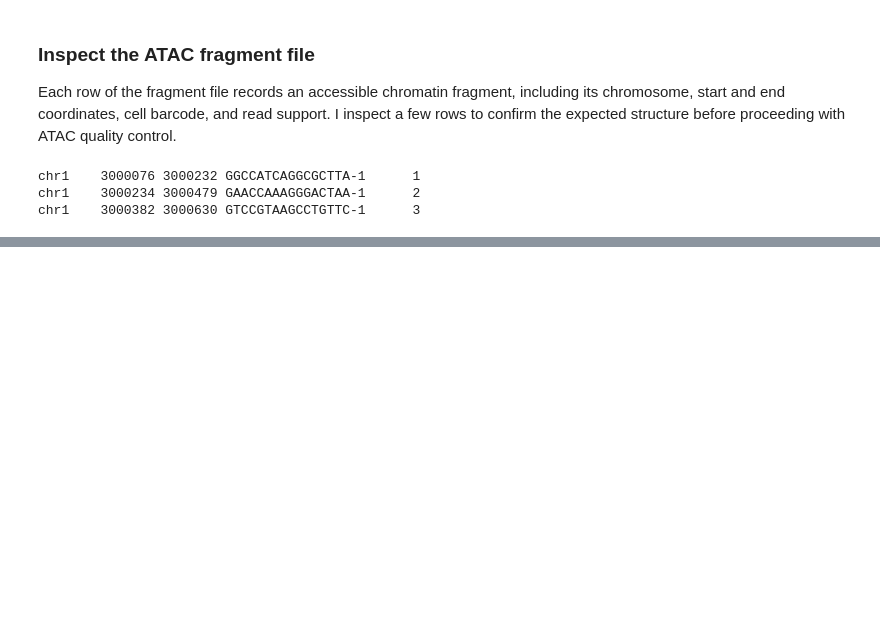
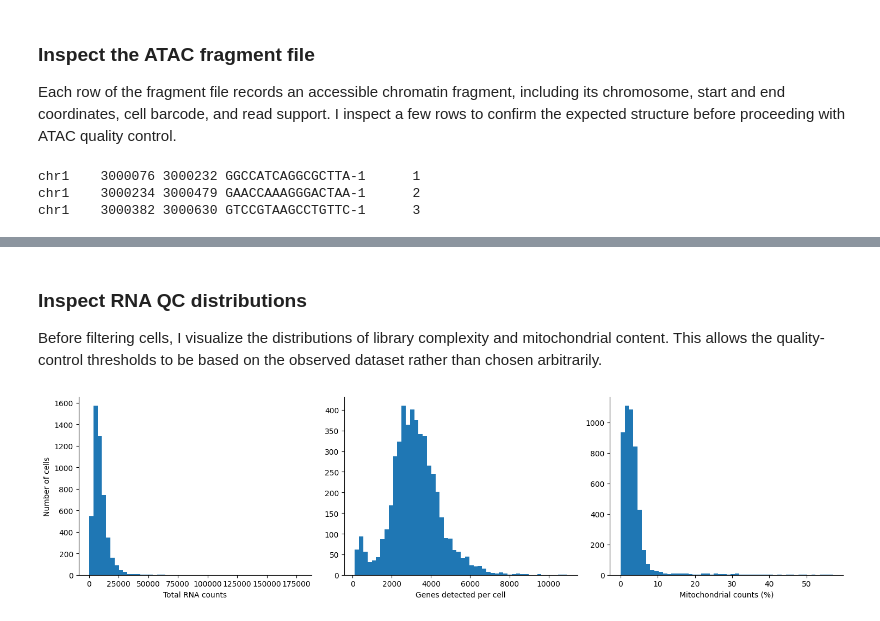
Before and after one commit to sromerar/omics-tutorials, a Jupyter notebook: 01_atlas_getting_started.ipynb, the cells around one changed output, grey strips where cells are left out. Cells and saved outputs as stored; diff of their text form; code cells hidden in the pictures; blank space fills up the shorter version.

```diff
--- a/01_atlas_getting_started.ipynb
+++ b/01_atlas_getting_started.ipynb
@@ -262,0 +269,19 @@ chr1    3000382 3000630 GTCCGTAAGCCTGTTC-1      3
+# %%
+rna.var["mt"] = rna.var_names.str.startswith("mt-")
+rna.var["ribo"] = rna.var_names.str.startswith(("Rps", "Rpl"))
+
+sc.pp.calculate_qc_metrics(
+    rna,
+    qc_vars=["mt", "ribo"],
+    inplace=True,
+    log1p=True
+)
+
+rna.obs[
+    [
+        "total_counts",
+        "n_genes_by_counts",
+        "pct_counts_mt",
+        "pct_counts_ribo",
+    ]
+].describe()
@@ -262,0 +298,21 @@ chr1    3000382 3000630 GTCCGTAAGCCTGTTC-1      3
+# %% [markdown]
+### Inspect RNA QC distributions
+
+Before filtering cells, I visualize the distributions of library complexity and mitochondrial content. This allows the quality-control thresholds to be based on the observed dataset rather than chosen arbitrarily.
+# %%
+fig, axes = plt.subplots(1, 3, figsize=(15, 4))
+
+axes[0].hist(rna.obs["total_counts"], bins=50)
+axes[0].set_xlabel("Total RNA counts")
+axes[0].set_ylabel("Number of cells")
+
+axes[1].hist(rna.obs["n_genes_by_counts"], bins=50)
+axes[1].set_xlabel("Genes detected per cell")
+
+axes[2].hist(rna.obs["pct_counts_mt"], bins=50)
+axes[2].set_xlabel("Mitochondrial counts (%)")
+
+plt.tight_layout()
+plt.show()
+# %% [output]
+[figure, added]
```
Also changed, not shown: parts of 40 cells of this notebook.
